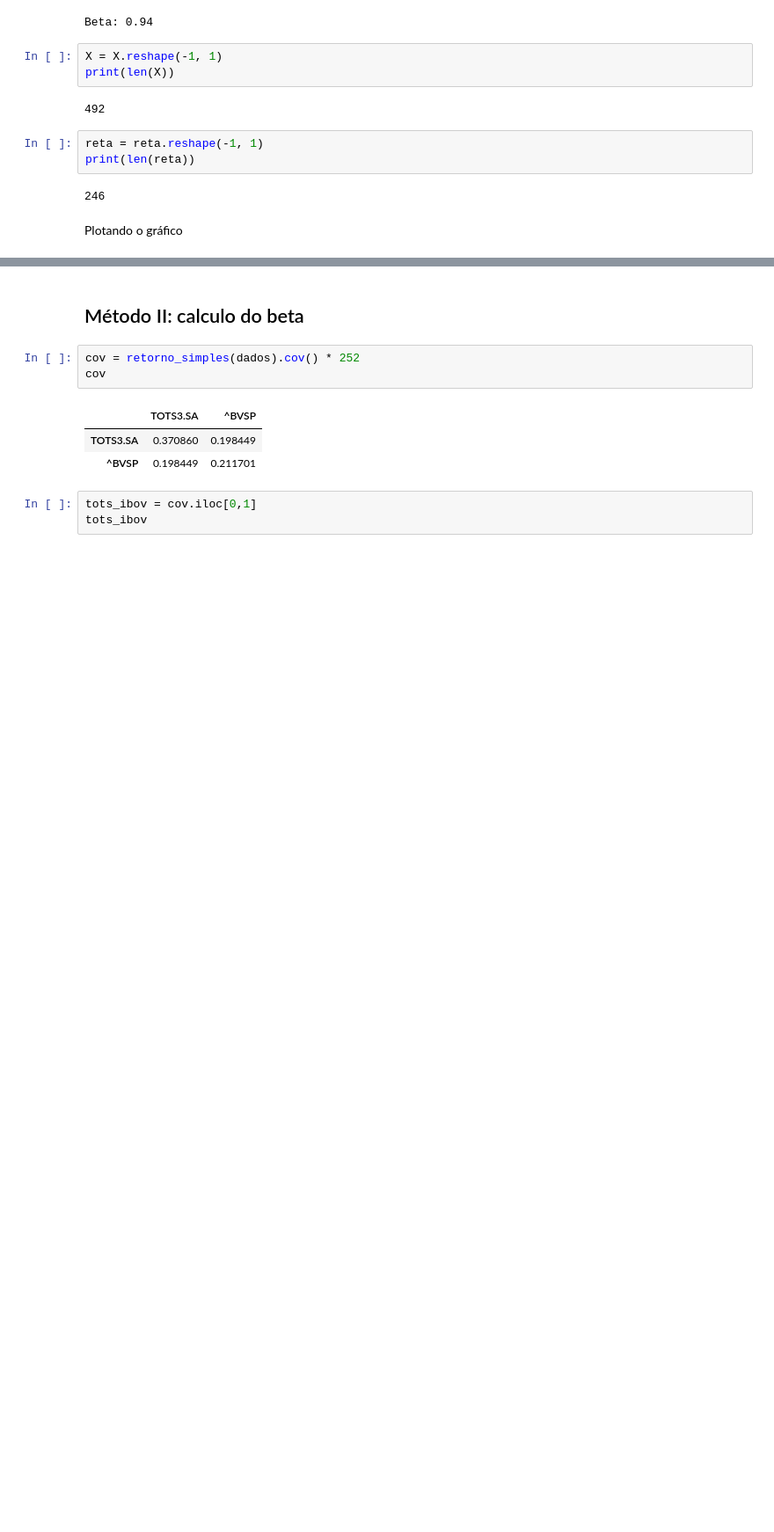
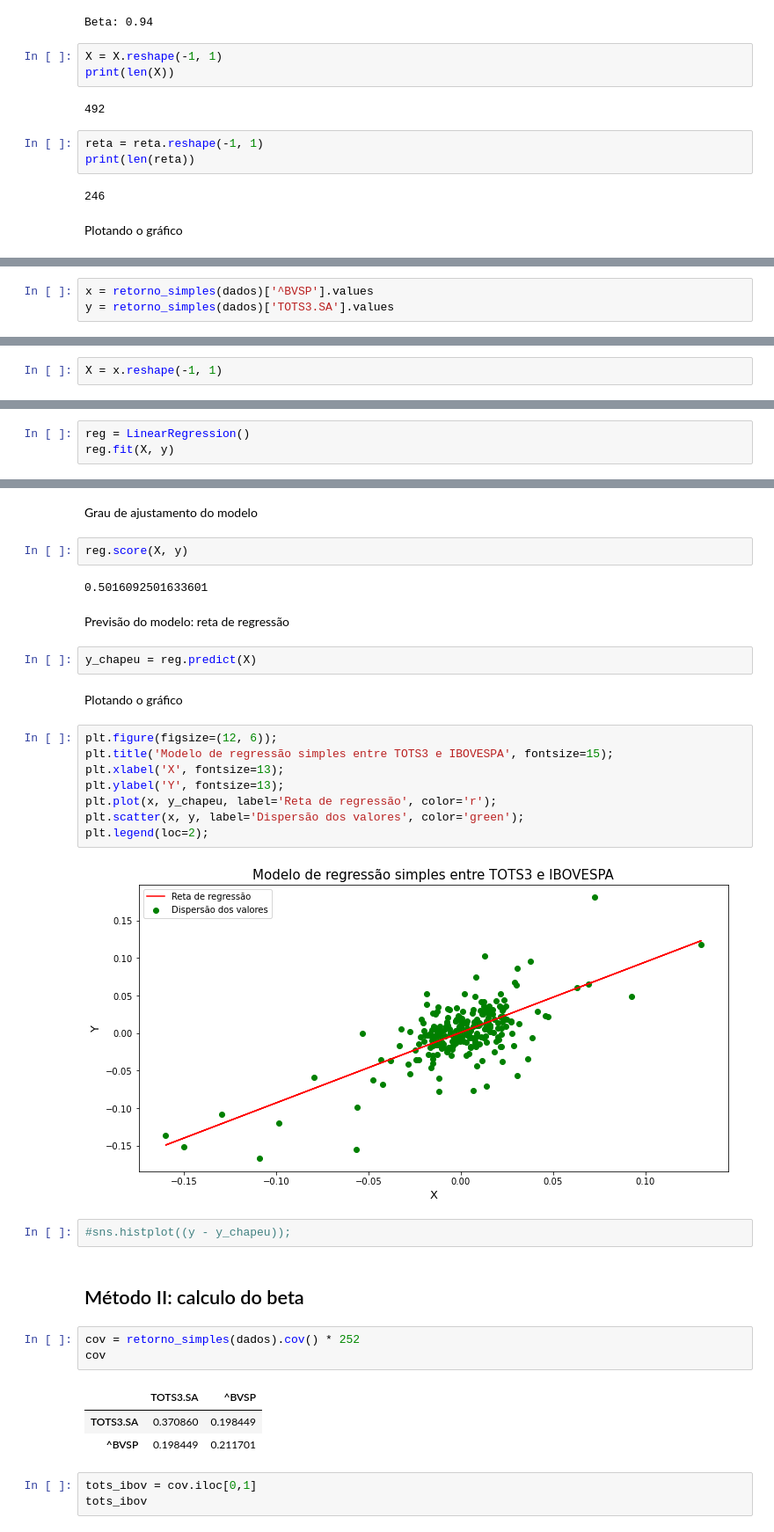
Before and after one commit to brunoalvesoliveira/analise-de-empresa, a Jupyter notebook: beta_de_mercado.ipynb, the cells around one changed output, grey strips where cells are left out. Shown at 88% size. Drawn from its saved outputs; the diff is of its cells as text; blank space fills up the shorter version.

```diff
--- a/beta_de_mercado.ipynb
+++ b/beta_de_mercado.ipynb
@@ -144,0 +145,3 @@ plt.legend(loc=2, fontsize=12);
+# %%
+x = retorno_simples(dados)['^BVSP'].values
+y = retorno_simples(dados)['TOTS3.SA'].values
@@ -144,0 +150,2 @@ plt.legend(loc=2, fontsize=12);
+# %%
+X = x.reshape(-1, 1)
@@ -144,0 +154,3 @@ plt.legend(loc=2, fontsize=12);
+# %%
+reg = LinearRegression()
+reg.fit(X, y)
@@ -145,3 +171,27 @@ plt.legend(loc=2, fontsize=12);
+# %% [markdown]
+Grau de ajustamento do modelo
+# %%
+reg.score(X, y)
+# %% [output]
+0.5016092501633601
+# %% [markdown]
+Previsão do modelo: reta de regressão
+# %%
+y_chapeu = reg.predict(X)
+# %% [markdown]
+Plotando o gráfico
+# %%
+plt.figure(figsize=(12, 6));
+plt.title('Modelo de regressão simples entre TOTS3 e IBOVESPA', fontsize=15);
+plt.xlabel('X', fontsize=13);
+plt.ylabel('Y', fontsize=13);
+plt.plot(x, y_chapeu, label='Reta de regressão', color='r');
+plt.scatter(x, y, label='Dispersão dos valores', color='green');
+plt.legend(loc=2);
+# %% [output]
+[figure, added]
+# %%
+#sns.histplot((y - y_chapeu));
 # %% [markdown]
 ## Método II: calculo do beta
 # %%
```
Also changed, not shown: parts of 18 cells of this notebook.
